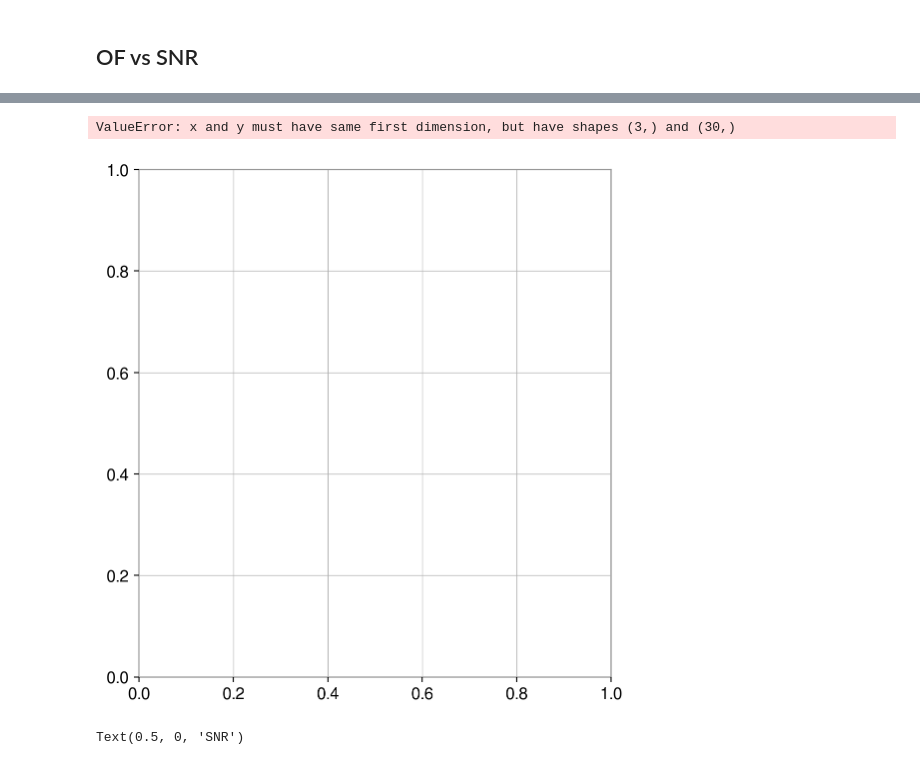
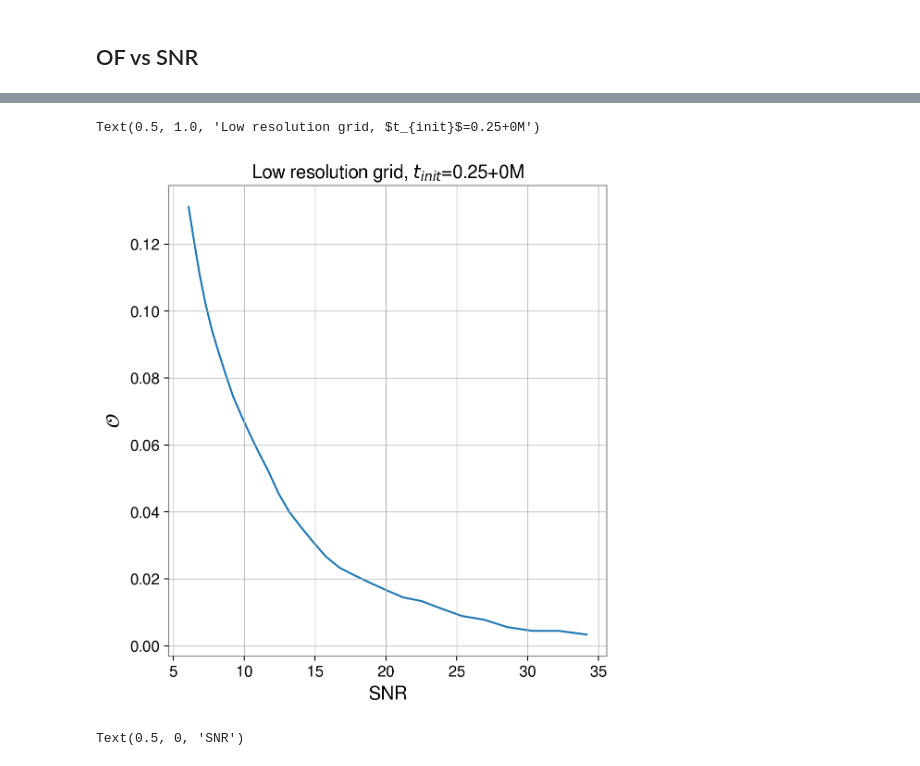
Before and after one commit to Sizheng-Ma/qnm_filter, a Jupyter notebook: code_demo/Computing_OF.ipynb, the cells around one changed output, grey strips where cells are left out. Saved outputs shown, nothing was run; the diff lists cells and outputs as text; code cells hidden in the pictures.

```diff
--- a/code_demo/Computing_OF.ipynb
+++ b/code_demo/Computing_OF.ipynb
@@ -57,12 +48,27 @@ fit = qnm_filter.Network(**input)
 # %% [markdown]
 Load data
 # %%
-fit.original_data['H1'] = qnm_filter.RealData(data, index = t_range)
+padded_data = qnm_filter.RealData(signal, index=t_range)
+
+fit.original_data['H1'] = padded_data
 fit.detector_alignment()
-fit.condition_data('original_data', **input, trim = 0.0)
+# fit.condition_data('original_data', **input, trim = 0.0)
 fit.compute_acfs('original_data')
 temp_acf = np.full(input['srate'], 0, dtype = np.double)
-temp_acf[0] = 1*1e-23**2
+temp_acf[0] = 3e-23**2
 fit.acfs['H1'] = qnm_filter.RealData(temp_acf, index = fit.acfs['H1'].index)
 fit.cholesky_decomposition()
 fit.first_index()
+# %%
+#Sanity check plots:
+
+# fit.original_data['H1'].plot()
+# pl.xlim(-0.02, 0.02)
+# pl.show()
+
+fit.add_filter(mass=50, chi=0.7, model_list=[(2,2,0,'p')])
+pl.semilogy(fit.original_data['H1'].index, abs(fit.original_data['H1'].values))
+pl.semilogy(fit.filtered_data['H1'].index, abs(fit.filtered_data['H1'].values))
+pl.xlim(-0.02, 0.02)
+pl.ylim(1e-30, 1e-20)
+pl.show()
@@ -84,3 +95,5 @@ nofilt_evidence = qnm_filter.evidence_parallel(fit,0,1,0,massspace, chispace, nu
 
 ln_BF = evidence - nofilt_evidence
 occams = (np.count_nonzero(likelihood_data>credible_region)/len(mass_grid.flatten()))
+FF = np.sqrt(1-(2/SNR**2)*(ln_BF-np.log(occams)))
+FF
@@ -129,17 +146,18 @@ pl.legend()
 # %% [markdown]
 ## OF vs SNR
 # %%
+#Low resolution
 snr_points = 30
 scaling_arr = np.logspace(-0.5, 1, snr_points)
 
-delta_mass = 0.5
-delta_chi = 0.01
+delta_mass = 2.0
+delta_chi = 0.05
 massspace = np.arange(10, 100, delta_mass)
 chispace = np.arange(0.0, 0.99, delta_chi)
 mass_grid, chi_grid = np.meshgrid(massspace, chispace)
 
 [lnBF_arr, occams_arr, SNR_arr, FF_arr] = [np.empty(snr_points) for i in range(4)]
-time_offset = 5
+time_offset = 0
 
 for i, scale in enumerate(scaling_arr):
     data = signal + .5*noise
@@ -185,13 +213,13 @@ occams_fit = np.polyfit(SNR_arr, np.log(occams_arr), deg=1)
 # %%
-pl.plot(SNR_arr, np.log(occams_arr))
+pl.plot(SNR_arr, occams_arr)
 # pl.plot(SNR_arr, occams_fit[0]*SNR_arr+occams_fit[1])
 pl.xlabel("SNR")
-pl.ylabel("ln($\mathcal{O}$)")
-pl.text(15.5, -2.2, r'ln($\mathcal{O}$)=%.2f $\times$ SNR %.2f' %(occams_fit[0], occams_fit[1]))
-pl.title("High resolution grid, $t_{init}$=0.25+%gM" % time_offset)
+pl.ylabel("$\mathcal{O}$")
+# pl.text(15.5, 0.08, r'ln($\mathcal{O}$)=%.2f $\times$ SNR %.2f' %(occams_fit[0], occams_fit[1]))
+pl.title("Low resolution grid, $t_{init}$=0.25+%gM" % time_offset)
 # %% [output]
-ValueError: x and y must have same first dimension, but have shapes (3,) and (30,)
+Text(0.5, 1.0, 'Low resolution grid, $t_{init}$=0.25+0M')
-[figure, old version]
+[figure, new version]
 # %%
 fig, axs = pl.subplots(3, sharex = True)
 axs[0].plot(SNR_arr, FF_arr)
```
Also changed, not shown: parts of 41 cells of this notebook, 3 other files.
